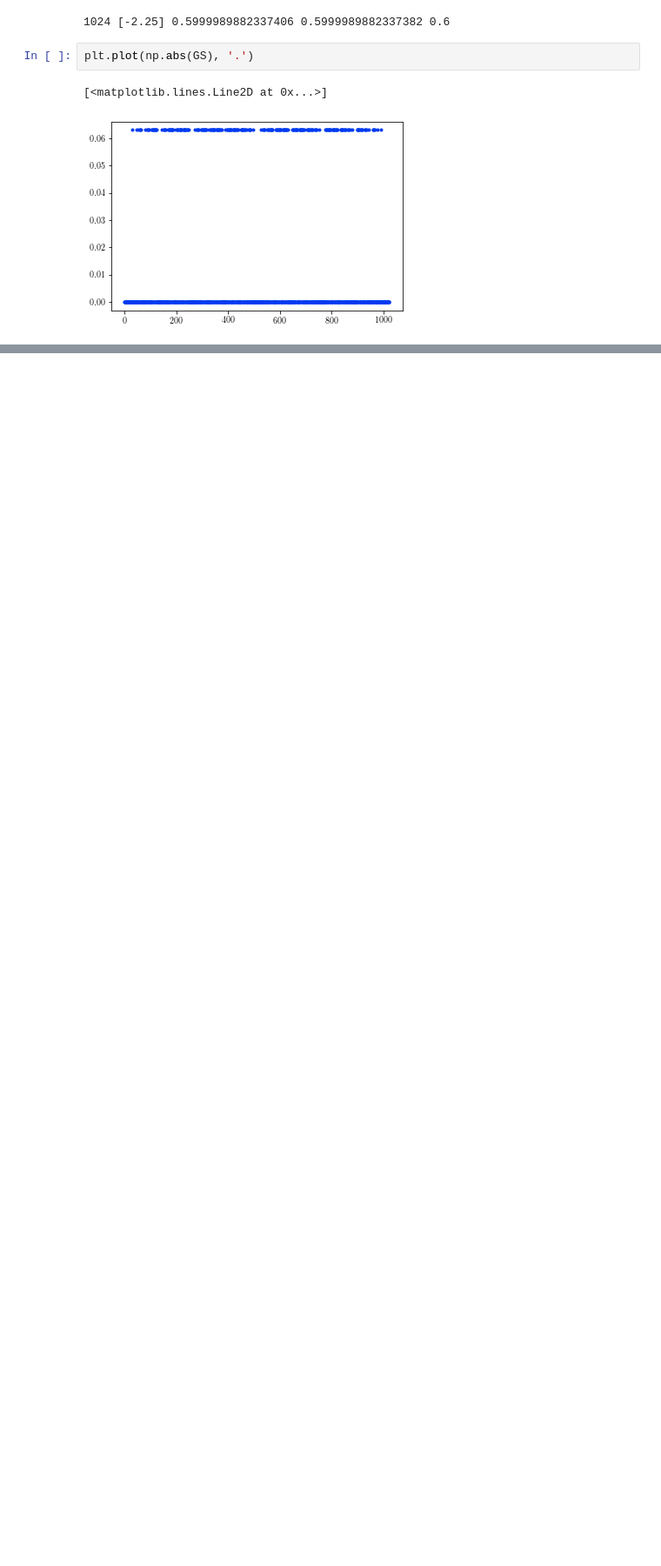
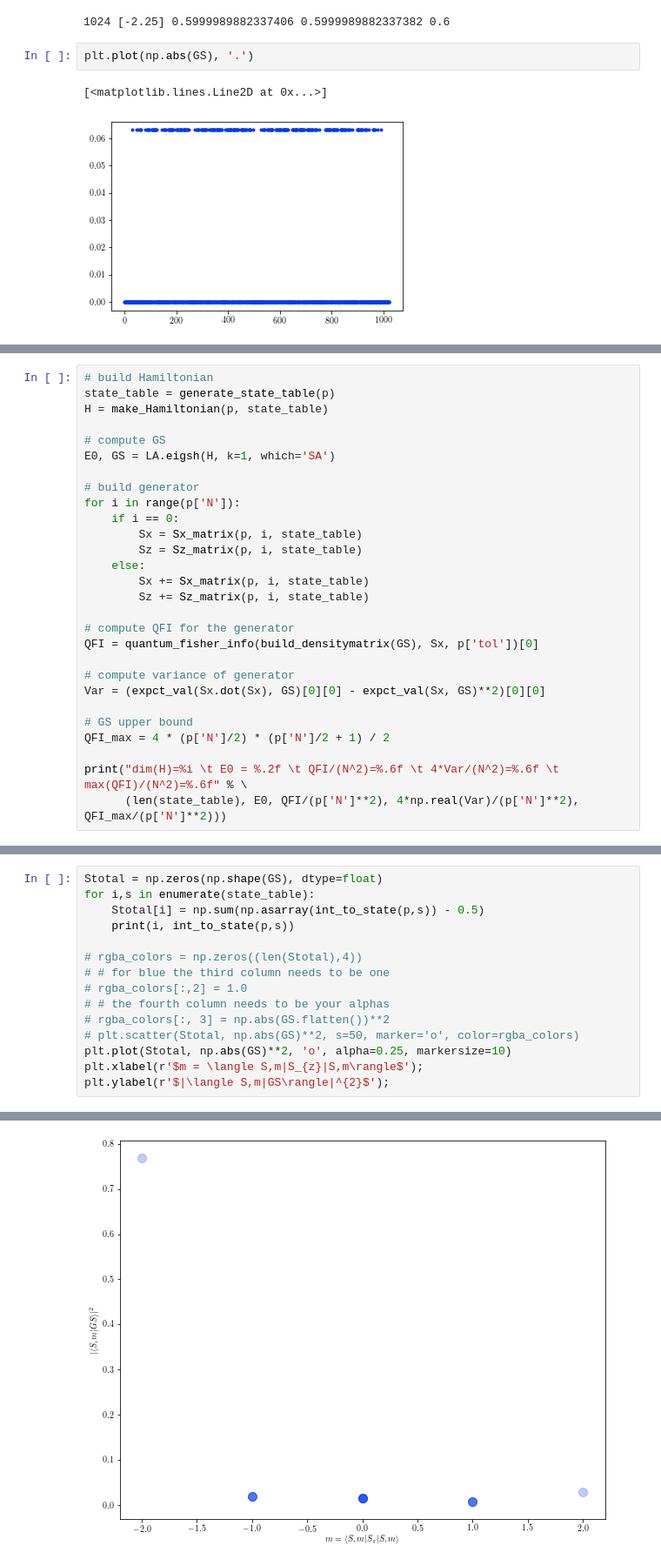
Before and after one commit to nataliejpg/QuantumResourceEstimation, a Jupyter notebook: exact_diagonalisation/XXZ_ED_Lindblad_Purification.ipynb, the cells around one changed output, grey strips where cells are left out. Shown at 87% size. Saved outputs shown, nothing was run; the diff lists cells and outputs as text; blank space fills up the shorter version.

```diff
--- a/exact_diagonalisation/XXZ_ED_Lindblad_Purification.ipynb
+++ b/exact_diagonalisation/XXZ_ED_Lindblad_Purification.ipynb
@@ -1360,0 +1403,28 @@ plt.plot(np.abs(GS), '.')
+# %%
+# build Hamiltonian
+state_table = generate_state_table(p)
+H = make_Hamiltonian(p, state_table)
+
+# compute GS
+E0, GS = LA.eigsh(H, k=1, which='SA')
+
+# build generator
+for i in range(p['N']):
+    if i == 0:
+        Sx = Sx_matrix(p, i, state_table)
+        Sz = Sz_matrix(p, i, state_table)
+    else:
+        Sx += Sx_matrix(p, i, state_table)
+        Sz += Sz_matrix(p, i, state_table)
+
+# compute QFI for the generator
+QFI = quantum_fisher_info(build_densitymatrix(GS), Sx, p['tol'])[0]
+
+# compute variance of generator
+Var = (expct_val(Sx.dot(Sx), GS)[0][0] - expct_val(Sx, GS)**2)[0][0]
+
+# GS upper bound
+QFI_max = 4 * (p['N']/2) * (p['N']/2 + 1) / 2
+
+print("dim(H)=%i \t E0 = %.2f \t QFI/(N^2)=%.6f \t 4*Var/(N^2)=%.6f \t max(QFI)/(N^2)=%.6f" % \
+      (len(state_table), E0, QFI/(p['N']**2), 4*np.real(Var)/(p['N']**2), QFI_max/(p['N']**2)))
@@ -1360,0 +1433,16 @@ plt.plot(np.abs(GS), '.')
+# %%
+Stotal = np.zeros(np.shape(GS), dtype=float)
+for i,s in enumerate(state_table):
+    Stotal[i] = np.sum(np.asarray(int_to_state(p,s)) - 0.5)
+    print(i, int_to_state(p,s))
+
+# rgba_colors = np.zeros((len(Stotal),4))
+# # for blue the third column needs to be one
+# rgba_colors[:,2] = 1.0
+# # the fourth column needs to be your alphas
+# rgba_colors[:, 3] = np.abs(GS.flatten())**2
+# plt.scatter(Stotal, np.abs(GS)**2, s=50, marker='o', color=rgba_colors)
+plt.plot(Stotal, np.abs(GS)**2, 'o', alpha=0.25, markersize=10)
+plt.xlabel(r'$m = \langle S,m|S_{z}|S,m\rangle$');
+plt.ylabel(r'$|\langle S,m|GS\rangle|^{2}$');
+# %% [output]
@@ -1360,0 +1465 @@ plt.plot(np.abs(GS), '.')
+[figure, added]
```
Also changed, not shown: parts of 7 cells of this notebook.
